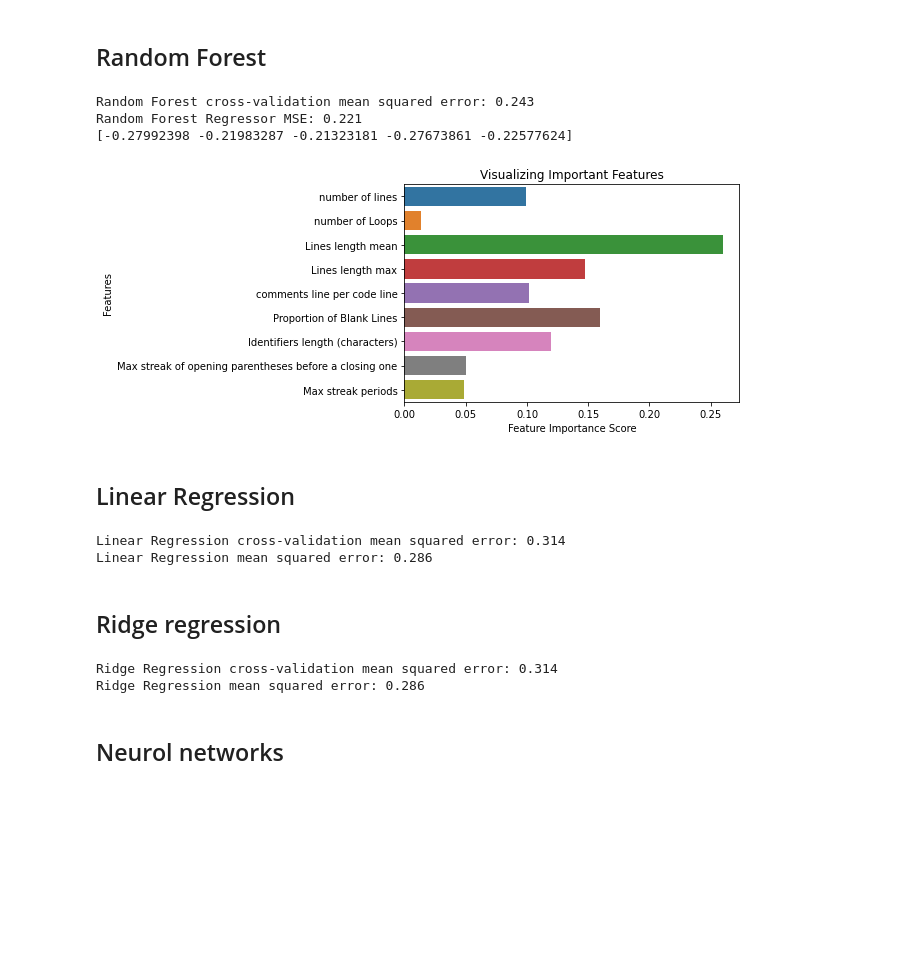
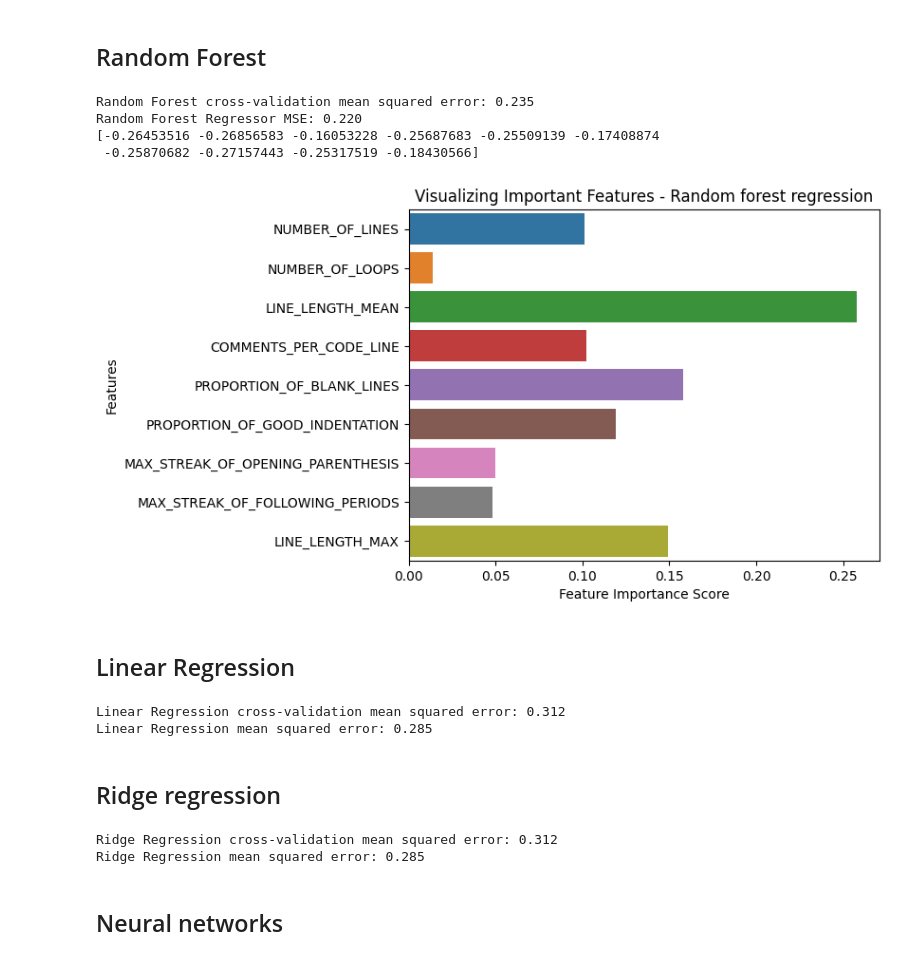
Before and after one commit to StevHenry/code-readability, a Jupyter notebook: regression_pipeline.ipynb, the cells around one changed output. Saved outputs shown, nothing was run; the diff lists cells and outputs as text; code cells hidden in the pictures; blank space fills up the shorter version.

Commit message:
Final commit, renamed classification_pipiline, fixed issues on regression and classification, implemented new clean code into notebooks

```diff
--- a/regression_pipeline.ipynb
+++ b/regression_pipeline.ipynb
@@ -17,6 +16,6 @@ ModuleNotFoundError: No module named 'create_dataset'
 # %%
 # Load the Boston Housing dataset
-code_metrics = create_bunch()
+code_metrics = get_regression_bunch()
 
 print(f"Keys of code metrics  Dataset: {code_metrics.keys()}")
 # Split the dataset into training and testing sets
@@ -108,7 +100,7 @@ mse_rf = mean_squared_error(y_test, y_pred_rf)
 
 # Perform cross-validation
 kfold = KFold(n_splits=10, shuffle=True, random_state=12345)
-cv_scores_rf = cross_val_score(reg_rf, X_train, y_train, cv=kfold, scoring='mean_squared_error')
+cv_scores_rf = cross_val_score(reg_rf, X_train, y_train, cv=kfold, scoring='neg_mean_squared_error')
 
 # Calculate the mean squared error
 mse = -np.mean(cv_scores_rf)
@@ -118,21 +110,22 @@ print("Random Forest cross-validation mean squared error: {:.3f}".format(mse))
 print("Random Forest Regressor MSE: {:.3f}".format(mse_rf))
 print(cv_scores_rf)
 # %% [output]
-Random Forest cross-validation mean squared error: 0.243
-Random Forest Regressor MSE: 0.221
-[-0.27992398 -0.21983287 -0.21323181 -0.27673861 -0.22577624]
+Random Forest cross-validation mean squared error: 0.235
+Random Forest Regressor MSE: 0.220
+[-0.26453516 -0.26856583 -0.16053228 -0.25687683 -0.25509139 -0.17408874
+ -0.25870682 -0.27157443 -0.25317519 -0.18430566]
 # %%
 importance_RF = reg_rf.feature_importances_
 # Create a barplot of feature importances
 sns.barplot(x=importance_RF, y=code_metrics.feature_names)
 
 # Add labels and title
 plt.xlabel('Feature Importance Score')
 plt.ylabel('Features')
-plt.title("Visualizing Important Features")
+plt.title("Visualizing Important Features - Random forest regression")
 plt.show()
 # %% [output]
-[figure, old version]
+[figure, new version]
 # %% [markdown]
 ## Linear Regression
 # %%
@@ -150,17 +143,17 @@ mse_lr = mean_squared_error(y_test, y_pred_lr)
 
 # Perform cross-validation
 kfold = KFold(n_splits=10, shuffle=True, random_state=12345)
-cv_scores_lr = cross_val_score(reg_lr, X_train, y_train, cv=kfold, scoring='mean_squared_error')
+cv_scores_lr = cross_val_score(reg_lr, X_train, y_train, cv=kfold, scoring= 'neg_mean_squared_error')
 
 # Calculate the mean squared error
-mse = np.mean(cv_scores_lr)
+mse = -np.mean(cv_scores_lr)
 
 # Print the results
 print("Linear Regression cross-validation mean squared error: {:.3f}".format(mse))
 print("Linear Regression mean squared error: {:.3f}".format(mse_lr))
 # %% [output]
-Linear Regression cross-validation mean squared error: 0.314
-Linear Regression mean squared error: 0.286
+Linear Regression cross-validation mean squared error: 0.312
+Linear Regression mean squared error: 0.285
 # %% [markdown]
 ## Ridge regression
 # %%
@@ -182,7 +175,7 @@ mse_ridge = mean_squared_error(y_test, y_pred_ridge)
 
 # Perform cross-validation
 kfold = KFold(n_splits=10, shuffle=True, random_state=12345)
-cv_scores_ridge = cross_val_score(reg_ridge, X_train, y_train, cv=kfold, scoring='mean_squared_error')
+cv_scores_ridge = cross_val_score(reg_ridge, X_train, y_train, cv=kfold, scoring='neg_mean_squared_error')
 
 # Calculate the mean squared error
 mse = -np.mean(cv_scores_ridge)
@@ -191,10 +184,10 @@ mse = -np.mean(cv_scores_ridge)
 print("Ridge Regression cross-validation mean squared error: {:.3f}".format(mse))
 print("Ridge Regression mean squared error: {:.3f}".format(mse_ridge))
 # %% [output]
-Ridge Regression cross-validation mean squared error: 0.314
-Ridge Regression mean squared error: 0.286
+Ridge Regression cross-validation mean squared error: 0.312
+Ridge Regression mean squared error: 0.285
 # %% [markdown]
-## Neurol networks
+## Neural networks
 # %%
 from tensorflow import keras
 from sklearn.preprocessing import StandardScaler
```
Also changed, not shown: parts of 11 cells of this notebook, 5 other files.
